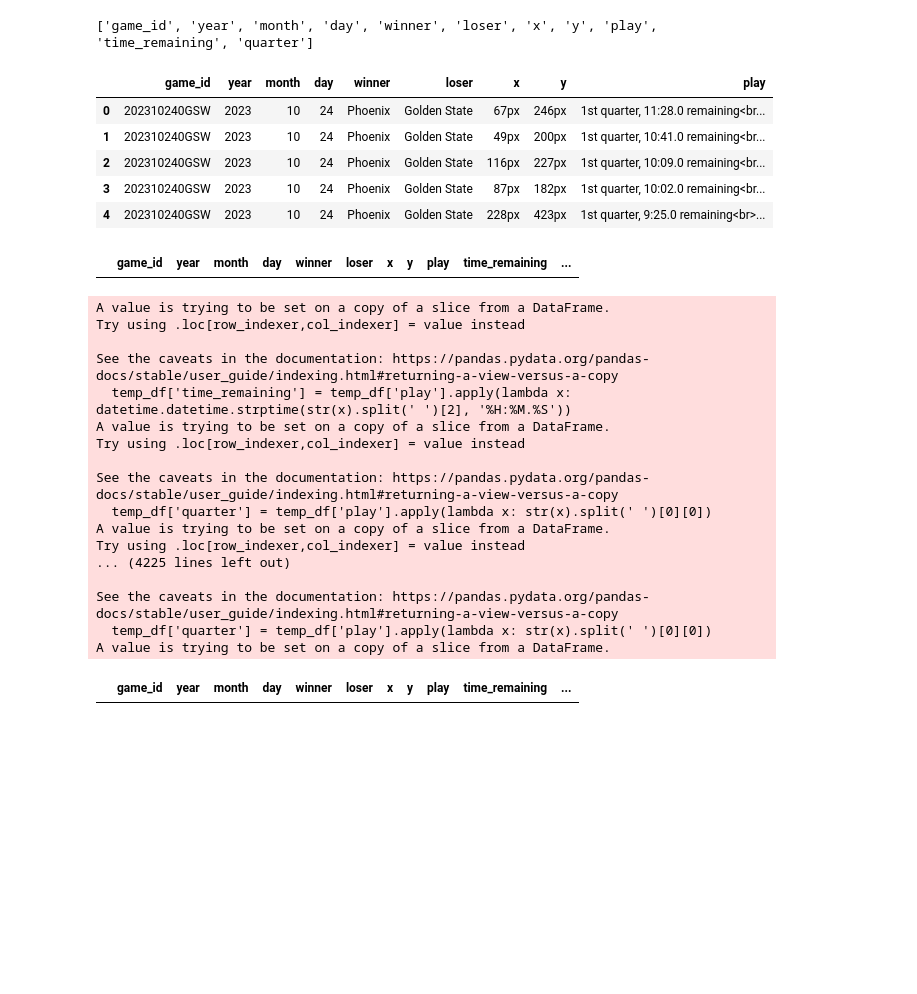
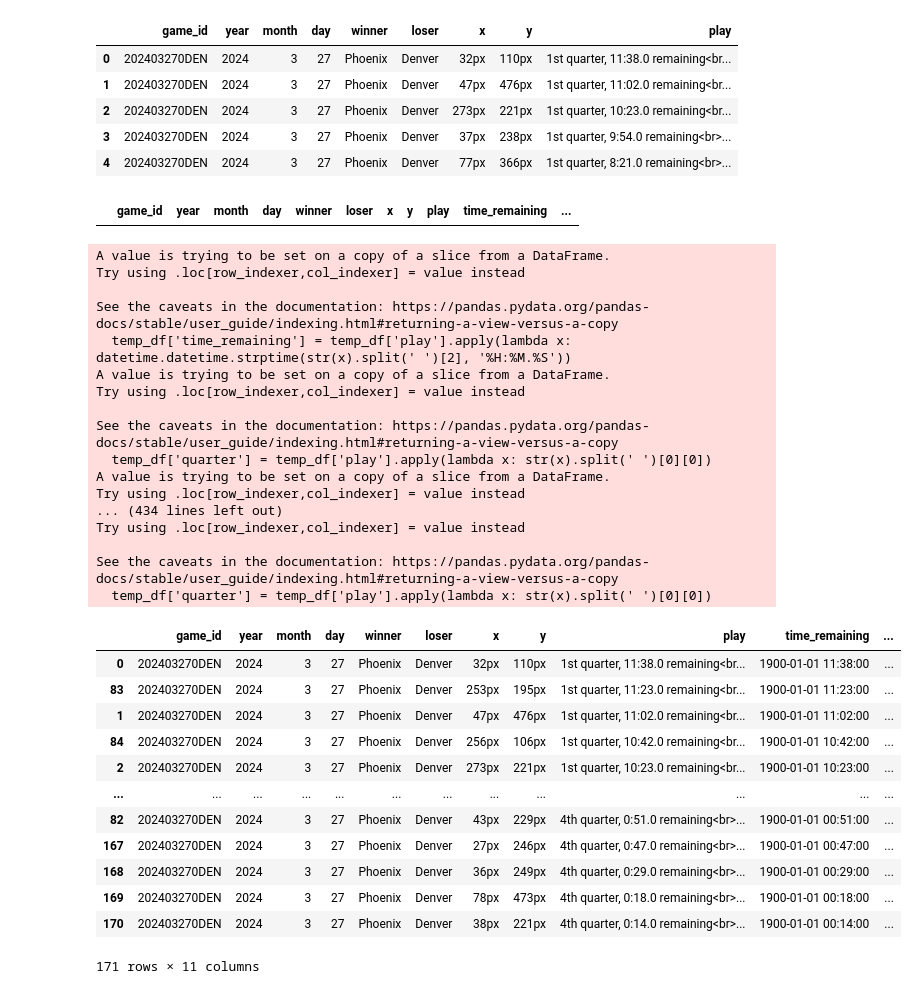
Before and after one commit to theccalderon/shotChart, a Jupyter notebook: shotChart/data/DivingIn.ipynb, the cells around one changed output. Cells and saved outputs as stored; diff of their text form; code cells hidden in the pictures; blank space fills up the shorter version.

```diff
--- a/shotChart/data/DivingIn.ipynb
+++ b/shotChart/data/DivingIn.ipynb
@@ -10,4 +9,4 @@ shots-2021-wip.csv   shots-2022.csv
 # %%
-file_name = "shots-2023"
+file_name = "shots-2024"
 # %%
 shots = pd.read_csv(file_name+"-wip.csv")
@@ -33,22 +70,17 @@ list_of_columns = shots.columns.values.tolist() + ["time_remaining","quarter"]
-# %%
-print(list_of_columns)
-# %% [output]
-['game_id', 'year', 'month', 'day', 'winner', 'loser', 'x', 'y', 'play', 'time_remaining', 'quarter']
 # %%
-shots.loc[shots['game_id']=='202310240GSW'].head()
+shots.loc[shots['game_id']=='202403270DEN'].head()
 # %% [output]
 |  | game_id | year | month | day | winner | loser | x | y | play |
-| 0 | 202310240GSW | 2023 | 10 | 24 | Phoenix | Golden State | 67px | 246px | 1st quarter, 11:28.0 remaining<br... |
-| 1 | 202310240GSW | 2023 | 10 | 24 | Phoenix | Golden State | 49px | 200px | 1st quarter, 10:41.0 remaining<br... |
-| 2 | 202310240GSW | 2023 | 10 | 24 | Phoenix | Golden State | 116px | 227px | 1st quarter, 10:09.0 remaining<br... |
-| 3 | 202310240GSW | 2023 | 10 | 24 | Phoenix | Golden State | 87px | 182px | 1st quarter, 10:02.0 remaining<br... |
-| 4 | 202310240GSW | 2023 | 10 | 24 | Phoenix | Golden State | 228px | 423px | 1st quarter, 9:25.0 remaining<br>... |
+| 0 | 202403270DEN | 2024 | 3 | 27 | Phoenix | Denver | 32px | 110px | 1st quarter, 11:38.0 remaining<br... |
+| 1 | 202403270DEN | 2024 | 3 | 27 | Phoenix | Denver | 47px | 476px | 1st quarter, 11:02.0 remaining<br... |
+| 2 | 202403270DEN | 2024 | 3 | 27 | Phoenix | Denver | 273px | 221px | 1st quarter, 10:23.0 remaining<br... |
+| 3 | 202403270DEN | 2024 | 3 | 27 | Phoenix | Denver | 37px | 238px | 1st quarter, 9:54.0 remaining<br>... |
+| 4 | 202403270DEN | 2024 | 3 | 27 | Phoenix | Denver | 77px | 366px | 1st quarter, 8:21.0 remaining<br>... |
 # %%
 final_df = pd.DataFrame(columns=list_of_columns)
+final_df
+# %% [output]
+|  | game_id | year | month | day | winner | loser | x | y | play | time_remaining | ... |
-# %%
-final_df
-# %% [output]
-|  | game_id | year | month | day | winner | loser | x | y | play | time_remaining | ... |
 # %%
 for game in game_ids:
     temp_df = shots.loc[shots['game_id']==game]
@@ -71,15 +103,27 @@ See the caveats in the documentation: https://pandas.pydata.org/pandas-docs/stab
   temp_df['quarter'] = temp_df['play'].apply(lambda x: str(x).split(' ')[0][0])
 A value is trying to be set on a copy of a slice from a DataFrame.
 Try using .loc[row_indexer,col_indexer] = value instead
-... (4225 lines left out)
+... (434 lines left out)
+Try using .loc[row_indexer,col_indexer] = value instead
 
 See the caveats in the documentation: https://pandas.pydata.org/pandas-docs/stable/user_guide/indexing.html#returning-a-view-versus-a-copy
   temp_df['quarter'] = temp_df['play'].apply(lambda x: str(x).split(' ')[0][0])
-A value is trying to be set on a copy of a slice from a DataFrame.
 # %%
-final_df[final_df['game_id']== '202110190MIL']
+final_df[final_df['game_id']== '202403270DEN']
 # %% [output]
 |  | game_id | year | month | day | winner | loser | x | y | play | time_remaining | ... |
+| 0 | 202403270DEN | 2024 | 3 | 27 | Phoenix | Denver | 32px | 110px | 1st quarter, 11:38.0 remaining<br... | 1900-01-01 11:38:00 | ... |
+| 83 | 202403270DEN | 2024 | 3 | 27 | Phoenix | Denver | 253px | 195px | 1st quarter, 11:23.0 remaining<br... | 1900-01-01 11:23:00 | ... |
+| 1 | 202403270DEN | 2024 | 3 | 27 | Phoenix | Denver | 47px | 476px | 1st quarter, 11:02.0 remaining<br... | 1900-01-01 11:02:00 | ... |
+| 84 | 202403270DEN | 2024 | 3 | 27 | Phoenix | Denver | 256px | 106px | 1st quarter, 10:42.0 remaining<br... | 1900-01-01 10:42:00 | ... |
+| 2 | 202403270DEN | 2024 | 3 | 27 | Phoenix | Denver | 273px | 221px | 1st quarter, 10:23.0 remaining<br... | 1900-01-01 10:23:00 | ... |
+| ... | ... | ... | ... | ... | ... | ... | ... | ... | ... | ... | ... |
+| 82 | 202403270DEN | 2024 | 3 | 27 | Phoenix | Denver | 43px | 229px | 4th quarter, 0:51.0 remaining<br>... | 1900-01-01 00:51:00 | ... |
+| 167 | 202403270DEN | 2024 | 3 | 27 | Phoenix | Denver | 27px | 246px | 4th quarter, 0:47.0 remaining<br>... | 1900-01-01 00:47:00 | ... |
+| 168 | 202403270DEN | 2024 | 3 | 27 | Phoenix | Denver | 36px | 249px | 4th quarter, 0:29.0 remaining<br>... | 1900-01-01 00:29:00 | ... |
+| 169 | 202403270DEN | 2024 | 3 | 27 | Phoenix | Denver | 78px | 473px | 4th quarter, 0:18.0 remaining<br>... | 1900-01-01 00:18:00 | ... |
+| 170 | 202403270DEN | 2024 | 3 | 27 | Phoenix | Denver | 38px | 221px | 4th quarter, 0:14.0 remaining<br>... | 1900-01-01 00:14:00 | ... |
+171 rows × 11 columns
 # %%
 final_df['time_remaining'] = final_df['play'].apply(lambda x: str(x).split(' ')[2])
 # %%
```
Also changed, not shown: parts of 16 cells of this notebook, 1 other file.
